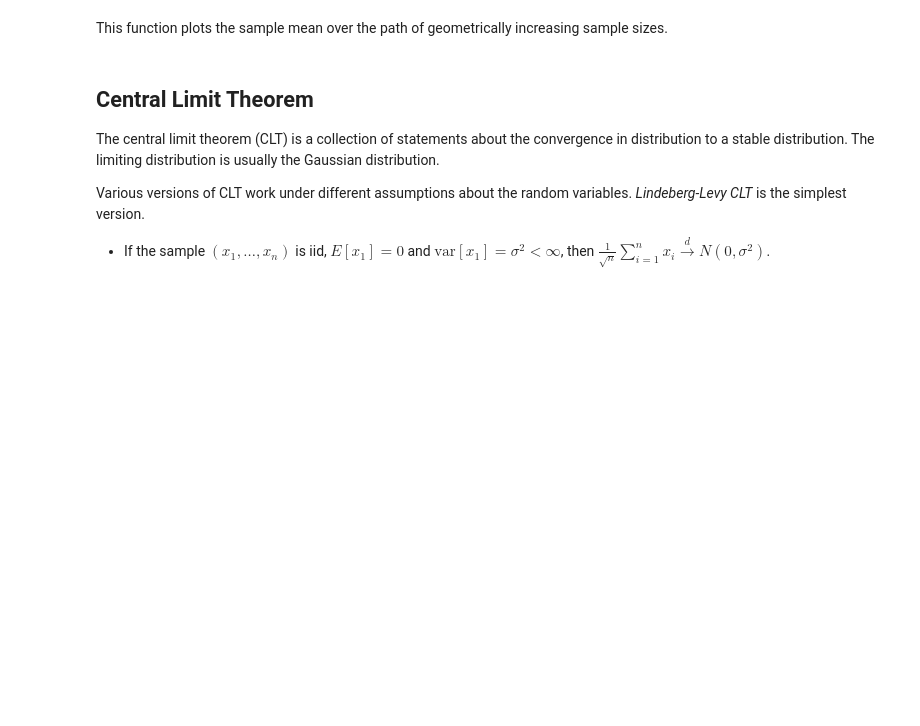
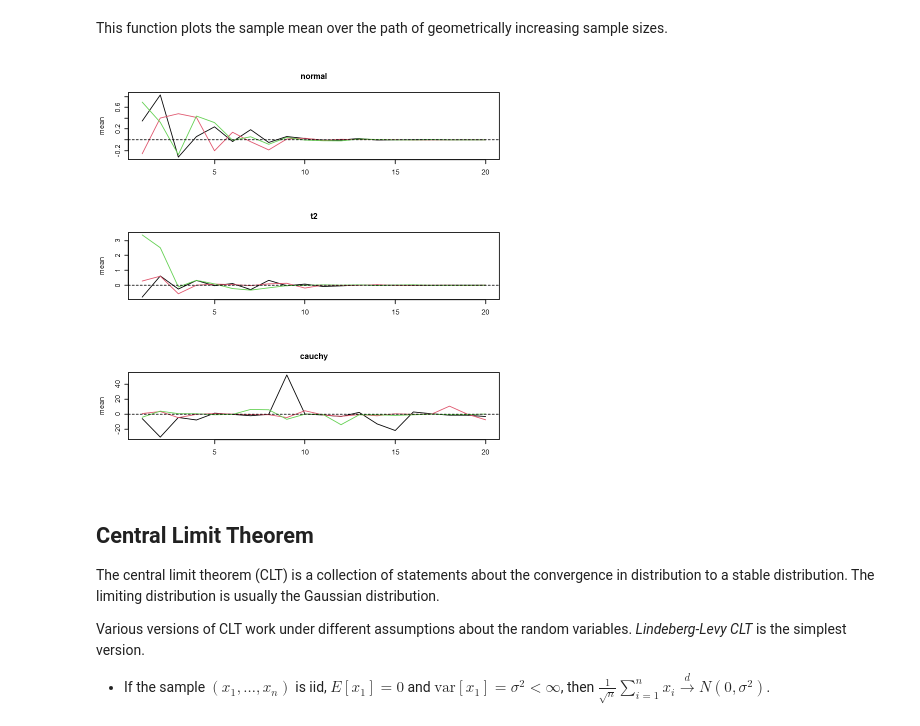
Before and after one commit to zhentaoshi/Econ_prob, a Jupyter notebook: 03_asym.ipynb, the cells around one changed output. Saved outputs shown, nothing was run; the diff lists cells and outputs as text; code cells hidden in the pictures; blank space fills up the shorter version.

```diff
--- a/03_asym.ipynb
+++ b/03_asym.ipynb
@@ -226,24 +226,27 @@ sample.mean = function( n, distribution ){
 # %% [markdown]
 This function plots the sample mean over the path of geometrically increasing sample sizes.
 # %%
+
 LLN.plot = function(distribution){
   # draw the sample mean graph
 
   ybar = matrix(0, length(NN), 3 )
   for (rr in 1:3){
     for ( ii in 1:length(NN)){
       n = NN[ii]; ybar[ii, rr] = sample.mean(n, distribution)
     }
   }
   matplot(ybar, type = "l", ylab = "mean", xlab = "",
        lwd = 1, lty = 1, main = distribution)
   abline(h = 0, lty = 2)
   return(ybar)
 }
 
 # calculation
-NN = 2^(1:20); set.seed(2020-10-7); par(mfrow = c(3,1))
+NN = 2^(1:20); set.seed(2023-7-17); par(mfrow = c(3,1))
 l1 = LLN.plot("normal"); l2 = LLN.plot("t2"); l3 = LLN.plot("cauchy")
+# %% [output]
+[figure, added]
 # %% [markdown]
 
 ## Central Limit Theorem
```
Also changed, not shown: parts of 2 cells of this notebook.
